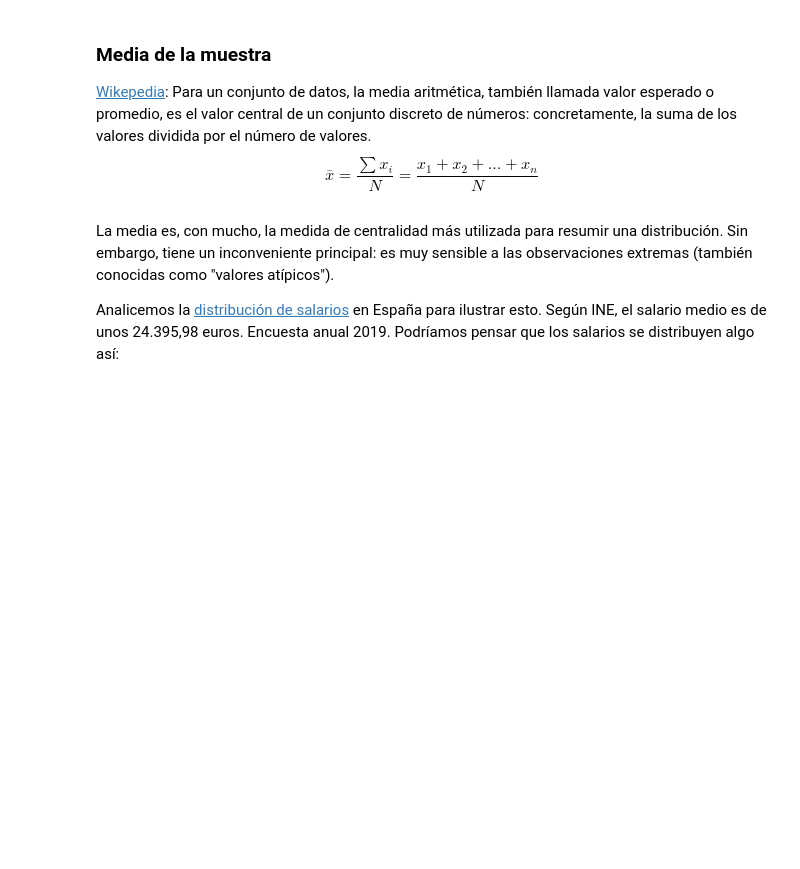
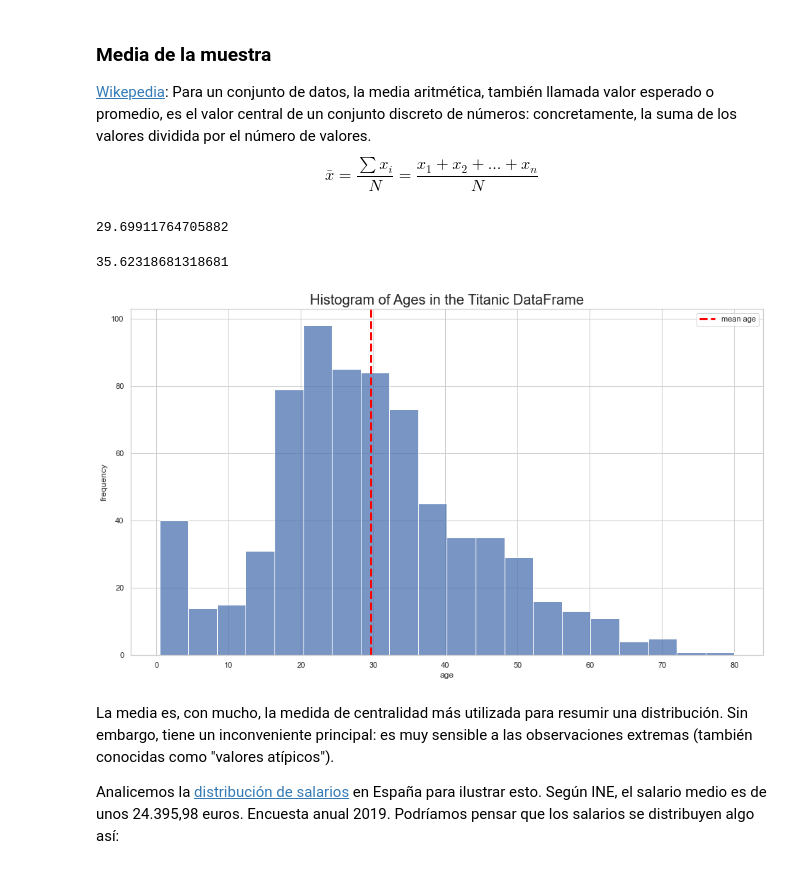
Before and after one commit to Ironhack-Data-Madrid-Octubre-2021/apuntes_clase, a Jupyter notebook: semana_05/02 - Intro estadística.ipynb, the cells around one changed output. Drawn from its saved outputs; the diff is of its cells as text; code cells hidden in the pictures; blank space fills up the shorter version.

```diff
--- a/semana_05/02 - Intro estadística.ipynb
+++ b/semana_05/02 - Intro estadística.ipynb
@@ -159,3 +194,6 @@ Trazar el histograma de una distribución es siempre una buena idea. Proporciona
 $$\bar{x} = \frac{\sum x_i}{N} = \frac{x_1 + x_2 + \dots + x_n}{N}$$
 # %%
 # the result is:
+df_titanic.age.mean()
+# %% [output]
+29.69911764705882
@@ -162,3 +204,22 @@ $$\bar{x} = \frac{\sum x_i}{N} = \frac{x_1 + x_2 + \dots + x_n}{N}$$
+# %%
+df2.age.mean()
+# %% [output]
+35.62318681318681
+# %%
+graf = sns.histplot(x=df_titanic.age)
+graf.axvline(df_titanic.age.mean(),
+            c="red",
+            linewidth= 3.,
+            linestyle='--',
+            label='mean age') # línea de la media
+
+plt.title('Histogram of Ages in the Titanic DataFrame', size=20)
+plt.xlabel('age')
+plt.ylabel('frequency')
+plt.legend()
+plt.show()
+# %% [output]
+[figure, added]
 # %% [markdown]
 La media es, con mucho, la medida de centralidad más utilizada para resumir una distribución. Sin embargo, tiene un inconveniente principal: es muy sensible a las observaciones extremas (también conocidas como "valores atípicos").
 
```
Also changed, not shown: parts of 32 cells of this notebook, 1 other file.
